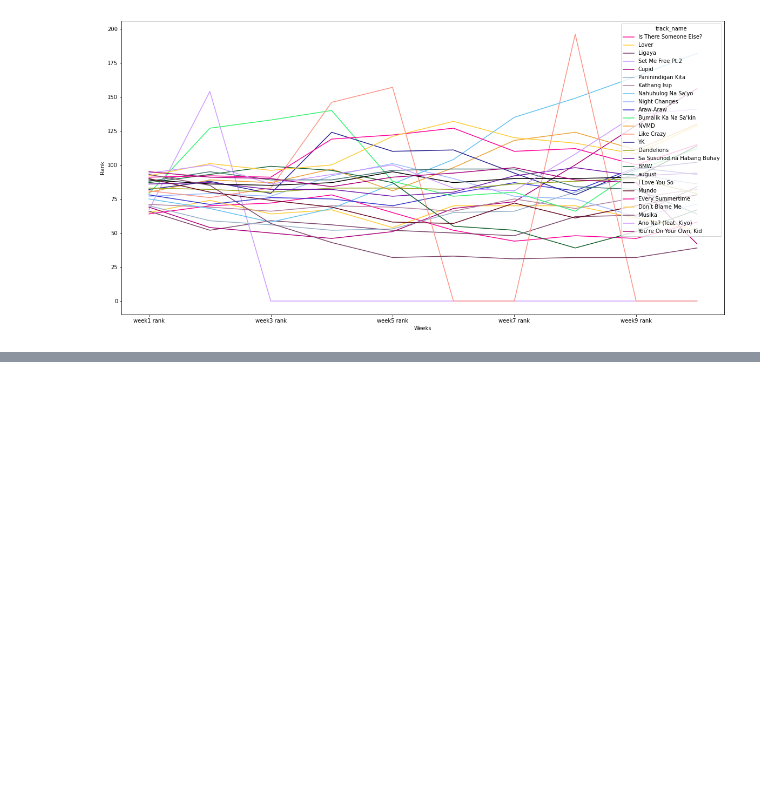
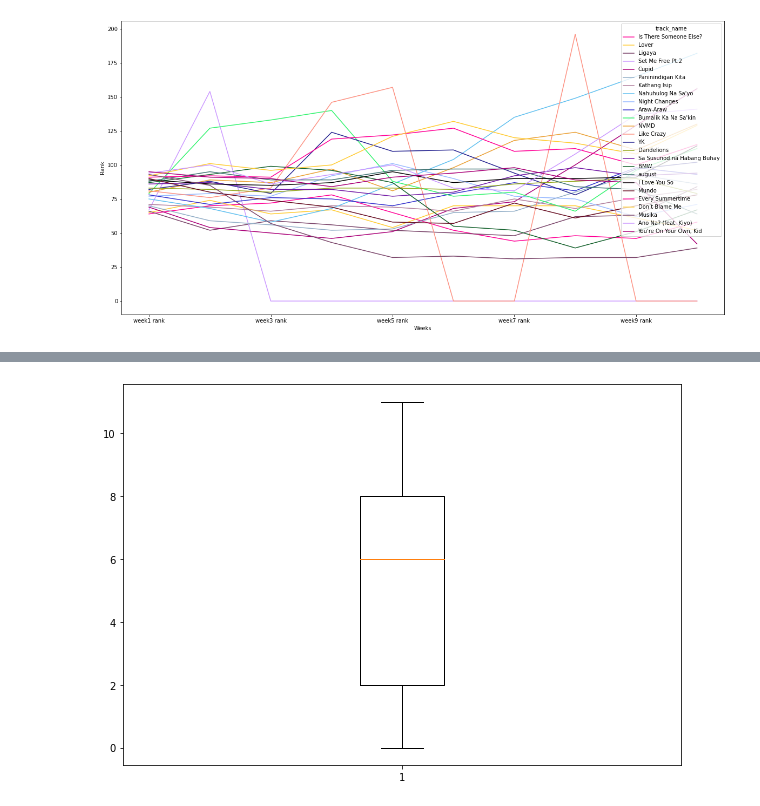
Before and after one commit to dlsucomet/aWit-trial, a Jupyter notebook: LEGIT LEGIT 032023/legit/BASIC/OUT OF TIME/more out of time.ipynb, the cells around one changed output, grey strips where cells are left out. Cells and saved outputs as stored; diff of their text form; code cells hidden in the pictures; blank space fills up the shorter version.

```diff
--- a/LEGIT LEGIT 032023/legit/BASIC/OUT OF TIME/more out of time.ipynb
+++ b/LEGIT LEGIT 032023/legit/BASIC/OUT OF TIME/more out of time.ipynb
@@ -183,0 +209,10 @@ trend_3.plot(ylabel='Rank', xlabel='Weeks', figsize=(20,10), color=['#ff0096', '
+# %%
+fig = plt.figure(figsize =(10, 7))
+
+# Creating plot
+plt.boxplot(intrinsic["key"])
+
+# show plot
+plt.show()
+# %% [output]
+[figure, added]
```
Also changed, not shown: parts of 39 cells of this notebook.
